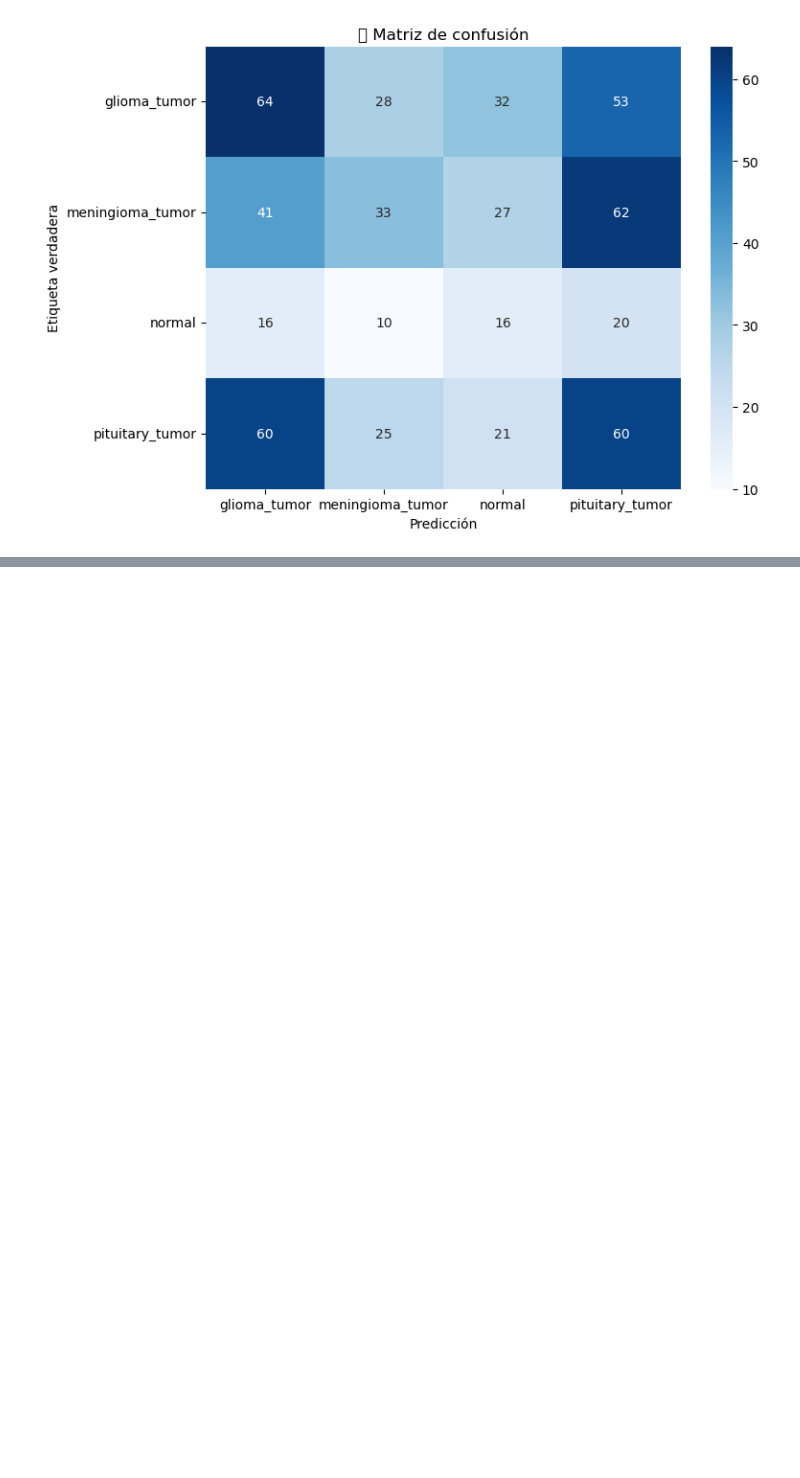
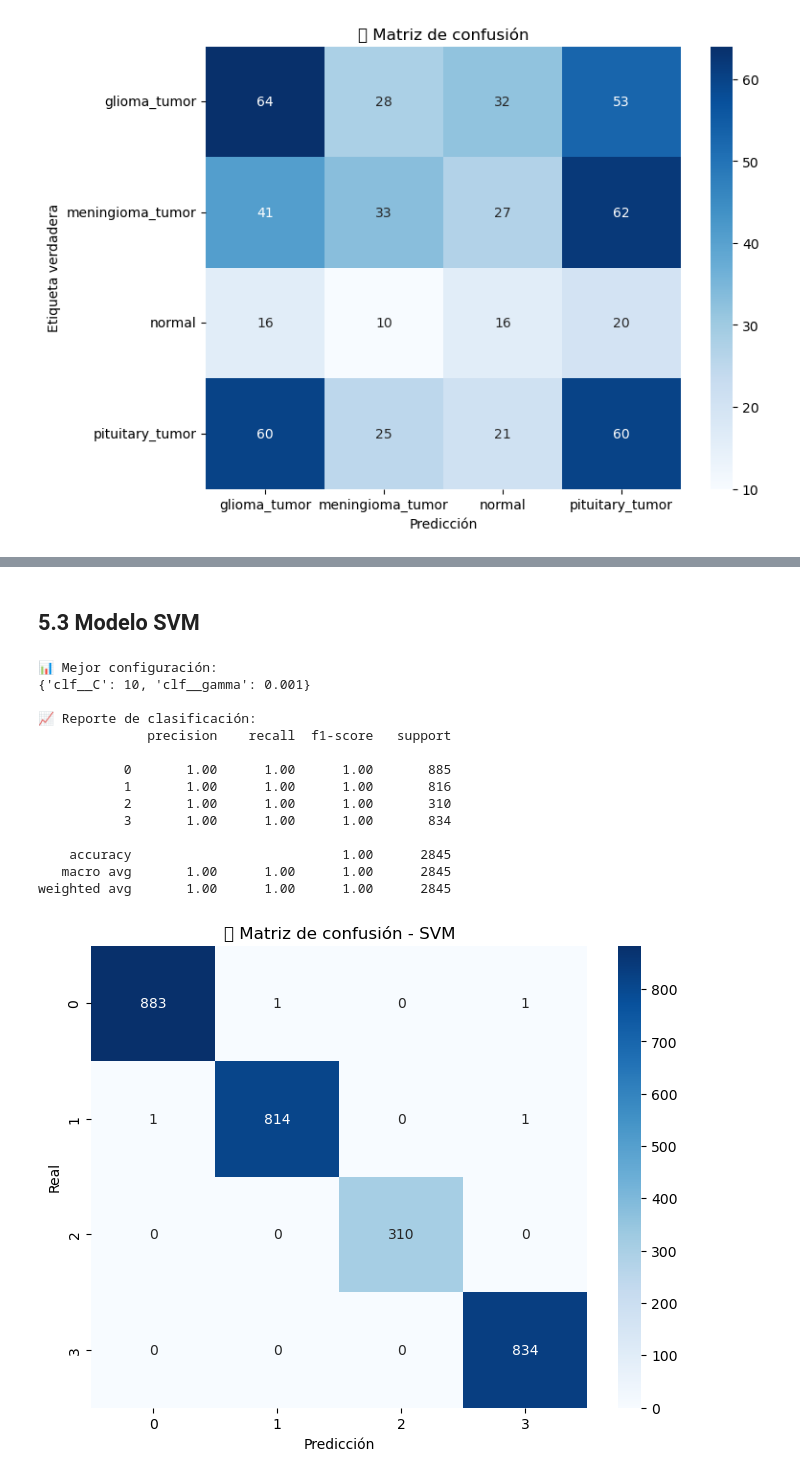
Before and after one commit to lilMathematician/Proyecto_ML_DS, a Jupyter notebook: MR_OF-ProyectoML.ipynb, the cells around one changed output, grey strips where cells are left out. Saved outputs shown, nothing was run; the diff lists cells and outputs as text; code cells hidden in the pictures; blank space fills up the shorter version.

```diff
--- a/MR_OF-ProyectoML.ipynb
+++ b/MR_OF-ProyectoML.ipynb
@@ -749,0 +958,41 @@ plt.show()
+# %% [markdown]
+## 5.3 Modelo SVM
+# %%
+from sklearn.metrics import classification_report, confusion_matrix
+import matplotlib.pyplot as plt
+import seaborn as sns
+
+# Predicciones
+y_pred_SVM = grid.predict(X_gris)
+
+# Reporte
+print("📊 Mejor configuración:")
+print(grid.best_params_)
+
+print("\n📈 Reporte de clasificación:")
+print(classification_report(y, y_pred_SVM))
+
+# Matriz de confusión
+cm = confusion_matrix(y, y_pred_SVM)
+plt.figure(figsize=(8, 6))
+sns.heatmap(cm, annot=True, fmt='d', cmap='Blues')
+plt.xlabel("Predicción")
+plt.ylabel("Real")
+plt.title("🔎 Matriz de confusión - SVM")
+plt.show()
+# %% [output]
+📊 Mejor configuración:
+{'clf__C': 10, 'clf__gamma': 0.001}
+
+📈 Reporte de clasificación:
+              precision    recall  f1-score   support
+
+           0       1.00      1.00      1.00       885
+           1       1.00      1.00      1.00       816
+           2       1.00      1.00      1.00       310
+           3       1.00      1.00      1.00       834
+
+    accuracy                           1.00      2845
+   macro avg       1.00      1.00      1.00      2845
+weighted avg       1.00      1.00      1.00      2845
+[figure, added]
```
Also changed, not shown: parts of 14 cells of this notebook.
